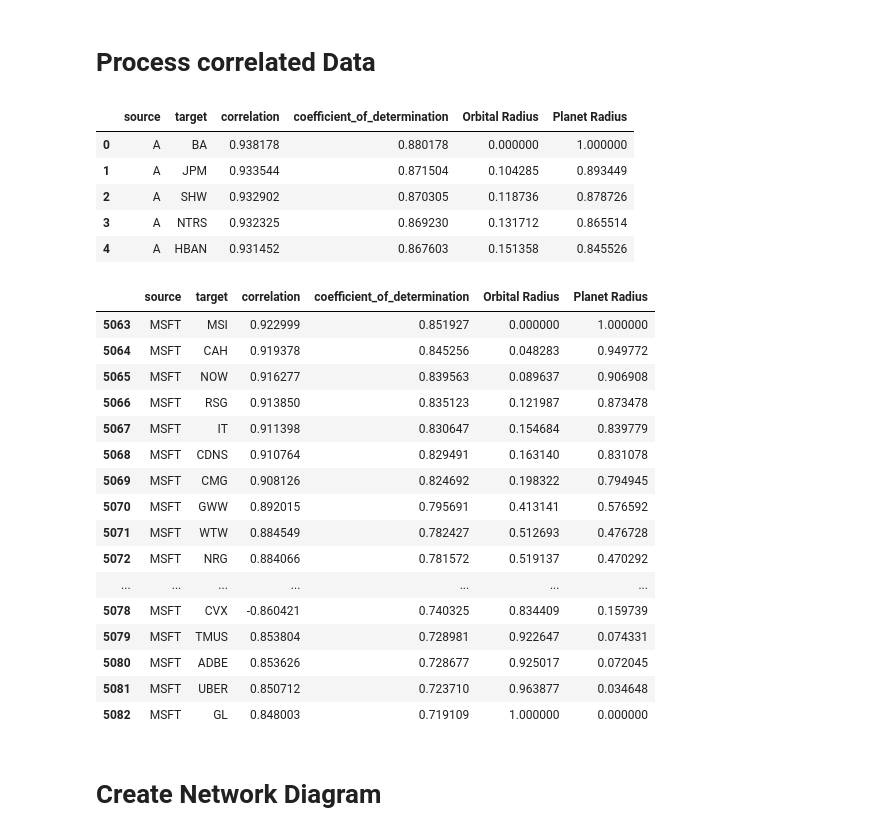
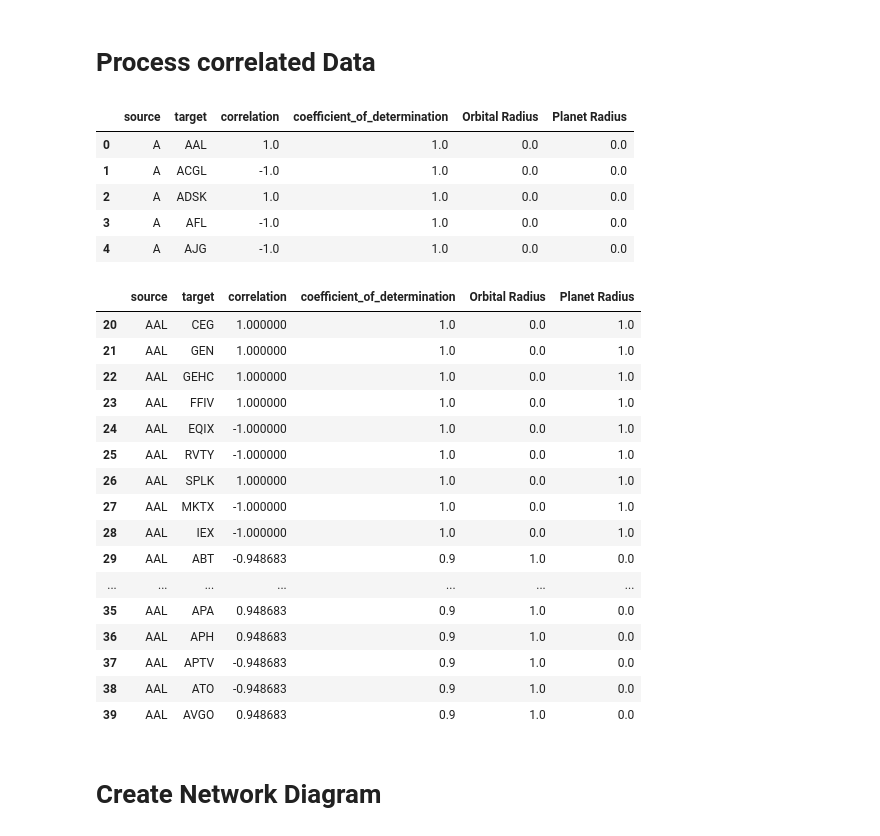
Before and after one commit to Risskr/Stock-App, a Jupyter notebook: StocksApp.ipynb, the cells around one changed output. Drawn from its saved outputs; the diff is of its cells as text; code cells hidden in the pictures.

```diff
--- a/StocksApp.ipynb
+++ b/StocksApp.ipynb
@@ -181,7 +181,8 @@ def export_variable(variable_name, file_name):
 # %% [markdown]
 # Import Correlated Data from MyDrive
 # %%
-# import correlation data from entire stock data that I saved off earlier on MyDrive
-sixMonth_correlation_data = import_variable("6month_correlation_data.parquet")
+# #import correlation data from entire stock data that I saved off earlier on MyDrive
+pearson_sixMonth_correlation_data = import_variable("6month_correlation_data.parquet")
+spearman_sixMonth_correlation_data = import_variable("spearman_lagged_correlations_2025-06-03 15:04:22.502301.parquet")
 # %% [output]
 Successfully loaded data from /content/drive/MyDrive/Colab Notebooks/6month_correlation_data.parquet
@@ -303,36 +305,36 @@ def process_stock_correlations(correlation_df):
   return most_correlated_stocks_long
 
 # Example usage with the sixMonth_correlation_data
-processed_data = process_stock_correlations(sixMonth_correlation_data)
+processed_data = process_stock_correlations(spearman_sixMonth_correlation_data)
 display(processed_data.head())
 # %% [output]
 |  | source | target | correlation | coefficient_of_determination | Orbital Radius | Planet Radius |
-| 0 | A | BA | 0.938178 | 0.880178 | 0.000000 | 1.000000 |
-| 1 | A | JPM | 0.933544 | 0.871504 | 0.104285 | 0.893449 |
-| 2 | A | SHW | 0.932902 | 0.870305 | 0.118736 | 0.878726 |
-| 3 | A | NTRS | 0.932325 | 0.869230 | 0.131712 | 0.865514 |
-| 4 | A | HBAN | 0.931452 | 0.867603 | 0.151358 | 0.845526 |
+| 0 | A | AAL | 1.0 | 1.0 | 0.0 | 0.0 |
+| 1 | A | ACGL | -1.0 | 1.0 | 0.0 | 0.0 |
+| 2 | A | ADSK | 1.0 | 1.0 | 0.0 | 0.0 |
+| 3 | A | AFL | -1.0 | 1.0 | 0.0 | 0.0 |
+| 4 | A | AJG | -1.0 | 1.0 | 0.0 | 0.0 |
 # %%
-msft_processed_data = processed_data[processed_data['source'] == 'MSFT']
+msft_processed_data = processed_data[processed_data['source'] == 'AAL']
 display(msft_processed_data)
 # %% [output]
 |  | source | target | correlation | coefficient_of_determination | Orbital Radius | Planet Radius |
-| 5063 | MSFT | MSI | 0.922999 | 0.851927 | 0.000000 | 1.000000 |
-| 5064 | MSFT | CAH | 0.919378 | 0.845256 | 0.048283 | 0.949772 |
-| 5065 | MSFT | NOW | 0.916277 | 0.839563 | 0.089637 | 0.906908 |
-| 5066 | MSFT | RSG | 0.913850 | 0.835123 | 0.121987 | 0.873478 |
-| 5067 | MSFT | IT | 0.911398 | 0.830647 | 0.154684 | 0.839779 |
-| 5068 | MSFT | CDNS | 0.910764 | 0.829491 | 0.163140 | 0.831078 |
-| 5069 | MSFT | CMG | 0.908126 | 0.824692 | 0.198322 | 0.794945 |
-| 5070 | MSFT | GWW | 0.892015 | 0.795691 | 0.413141 | 0.576592 |
-| 5071 | MSFT | WTW | 0.884549 | 0.782427 | 0.512693 | 0.476728 |
-| 5072 | MSFT | NRG | 0.884066 | 0.781572 | 0.519137 | 0.470292 |
+| 20 | AAL | CEG | 1.000000 | 1.0 | 0.0 | 1.0 |
+| 21 | AAL | GEN | 1.000000 | 1.0 | 0.0 | 1.0 |
+| 22 | AAL | GEHC | 1.000000 | 1.0 | 0.0 | 1.0 |
+| 23 | AAL | FFIV | 1.000000 | 1.0 | 0.0 | 1.0 |
+| 24 | AAL | EQIX | -1.000000 | 1.0 | 0.0 | 1.0 |
+| 25 | AAL | RVTY | -1.000000 | 1.0 | 0.0 | 1.0 |
+| 26 | AAL | SPLK | 1.000000 | 1.0 | 0.0 | 1.0 |
+| 27 | AAL | MKTX | -1.000000 | 1.0 | 0.0 | 1.0 |
+| 28 | AAL | IEX | -1.000000 | 1.0 | 0.0 | 1.0 |
+| 29 | AAL | ABT | -0.948683 | 0.9 | 1.0 | 0.0 |
 | ... | ... | ... | ... | ... | ... | ... |
-| 5078 | MSFT | CVX | -0.860421 | 0.740325 | 0.834409 | 0.159739 |
-| 5079 | MSFT | TMUS | 0.853804 | 0.728981 | 0.922647 | 0.074331 |
-| 5080 | MSFT | ADBE | 0.853626 | 0.728677 | 0.925017 | 0.072045 |
-| 5081 | MSFT | UBER | 0.850712 | 0.723710 | 0.963877 | 0.034648 |
-| 5082 | MSFT | GL | 0.848003 | 0.719109 | 1.000000 | 0.000000 |
+| 35 | AAL | APA | 0.948683 | 0.9 | 1.0 | 0.0 |
+| 36 | AAL | APH | 0.948683 | 0.9 | 1.0 | 0.0 |
+| 37 | AAL | APTV | -0.948683 | 0.9 | 1.0 | 0.0 |
+| 38 | AAL | ATO | -0.948683 | 0.9 | 1.0 | 0.0 |
+| 39 | AAL | AVGO | 0.948683 | 0.9 | 1.0 | 0.0 |
 # %% [markdown]
 # Create Network Diagram
 # %%
```
Also changed, not shown: parts of 3 cells of this notebook.
